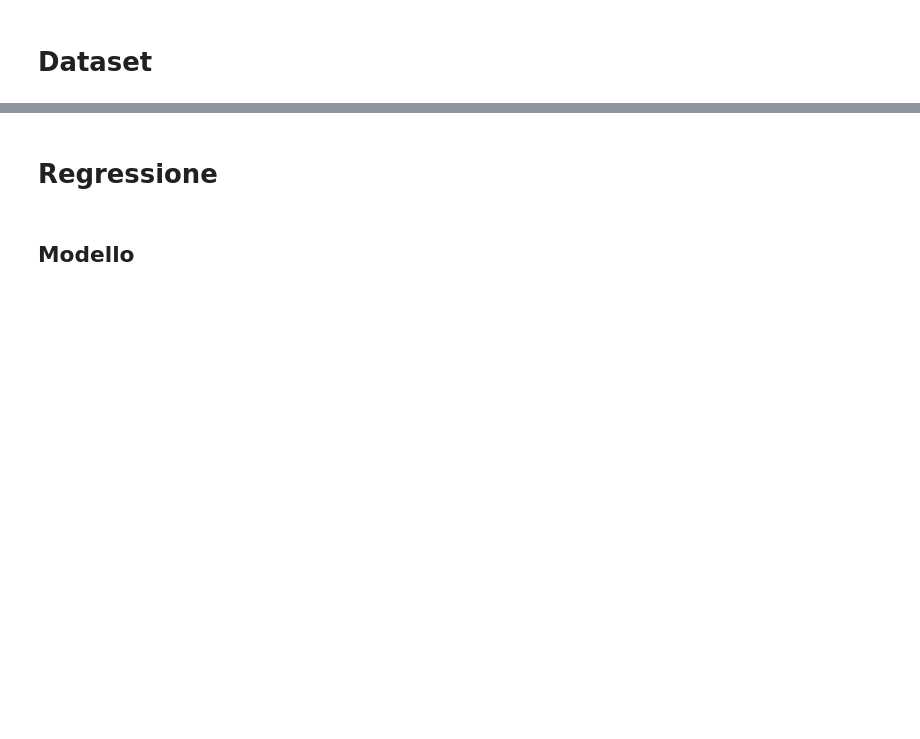
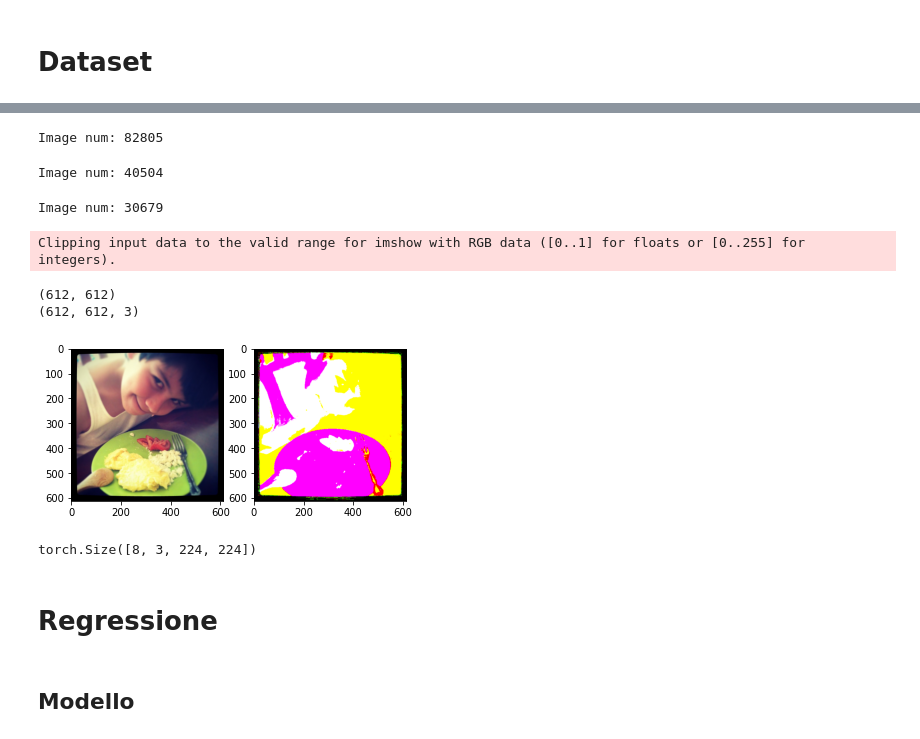
Before and after one commit to ElenaBianchini/ColoringGrayscaleImages, a Jupyter notebook: ProgettoLabIA.ipynb, the cells around one changed output, grey strips where cells are left out. Saved outputs shown, nothing was run; the diff lists cells and outputs as text; code cells hidden in the pictures; blank space fills up the shorter version.

```diff
--- a/ProgettoLabIA.ipynb
+++ b/ProgettoLabIA.ipynb
@@ -27,2 +40,8 @@ use_gpu = torch.cuda.is_available()
+# %%
+root_path = "/content/drive/MyDrive/COCO"
+# %%
+train_folder = root_path+"/train2014/"
+val_folder = root_path+"/val2014/"
+test_folder = root_path+"/test2014/"
 # %% [markdown]
 # Dataset
@@ -51,0 +48,37 @@ OSError: ignored
+# %%
+def loadImagesName(dir_path):
+    images_list = []
+    count = 1
+    for image_name in os.listdir(dir_path):
+      filename = os.path.join(dir_path, image_name)
+      images_list.append(filename)
+      print("\rImage num: {}".format(count), end='')
+      count = count+1
+
+    return images_list
+# %%
+train_list = loadImagesName(train_folder)
+# %% [output]
+Image num: 82805
+# %%
+val_list = loadImagesName(val_folder)
+# %% [output]
+Image num: 40504
+# %%
+test_list = loadImagesName(test_folder)
+# %% [output]
+Image num: 30679
+# %%
+img = Image.open(val_list[0])
+print(img.size)
+img_lab = color.rgb2lab(img)
+print(img_lab.shape)
+plt.subplot(121), plt.imshow(img)
+plt.subplot(122), plt.imshow(img_lab)
+
+plt.show()
+# %% [output]
+Clipping input data to the valid range for imshow with RGB data ([0..1] for floats or [0..255] for integers).
+(612, 612)
+(612, 612, 3)
+[figure, added]
@@ -52,3 +117,9 @@ OSError: ignored
+# %%
+for _, data in enumerate(test_dataloader):
+  print(data.shape)
+  break
+# %% [output]
+torch.Size([8, 3, 224, 224])
 # %% [markdown]
 # Regressione
 # %% [markdown]
```
Also changed, not shown: parts of 14 cells of this notebook.
